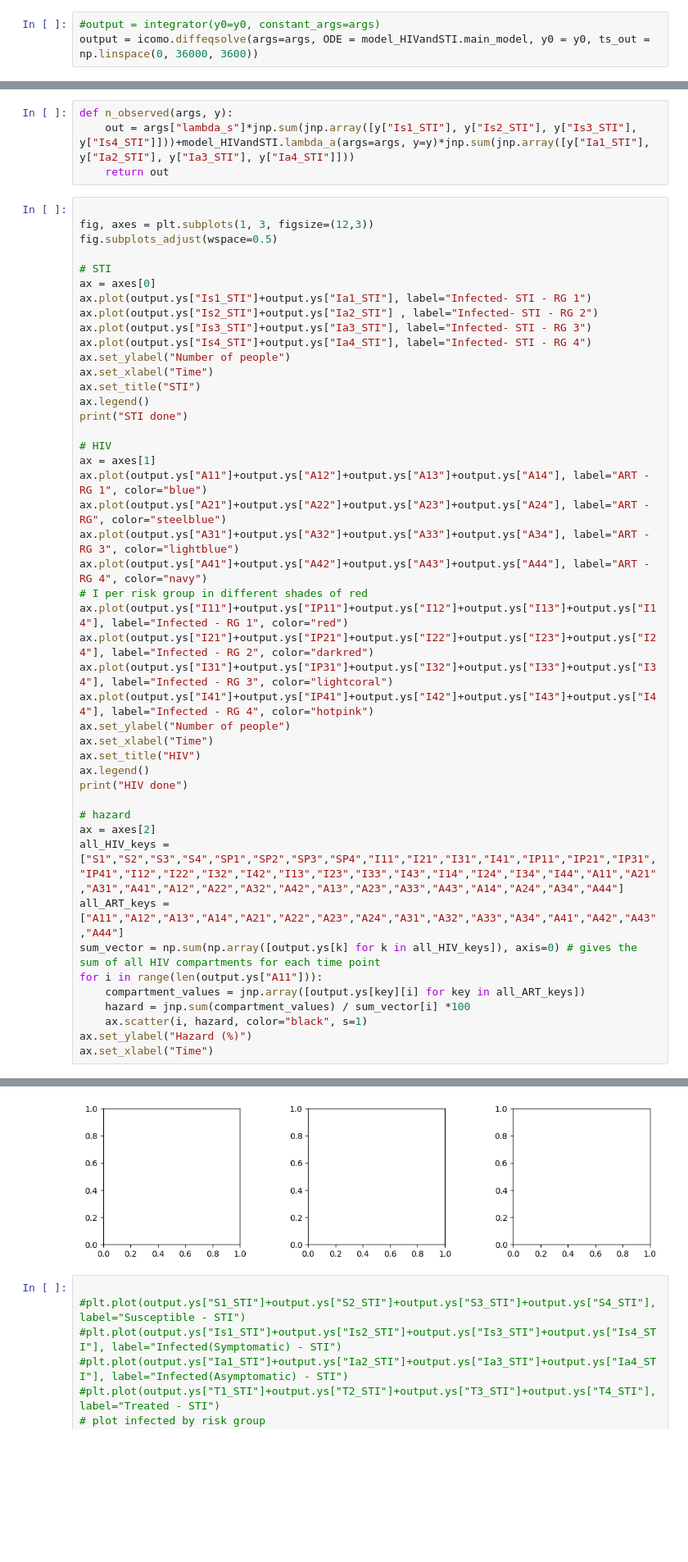
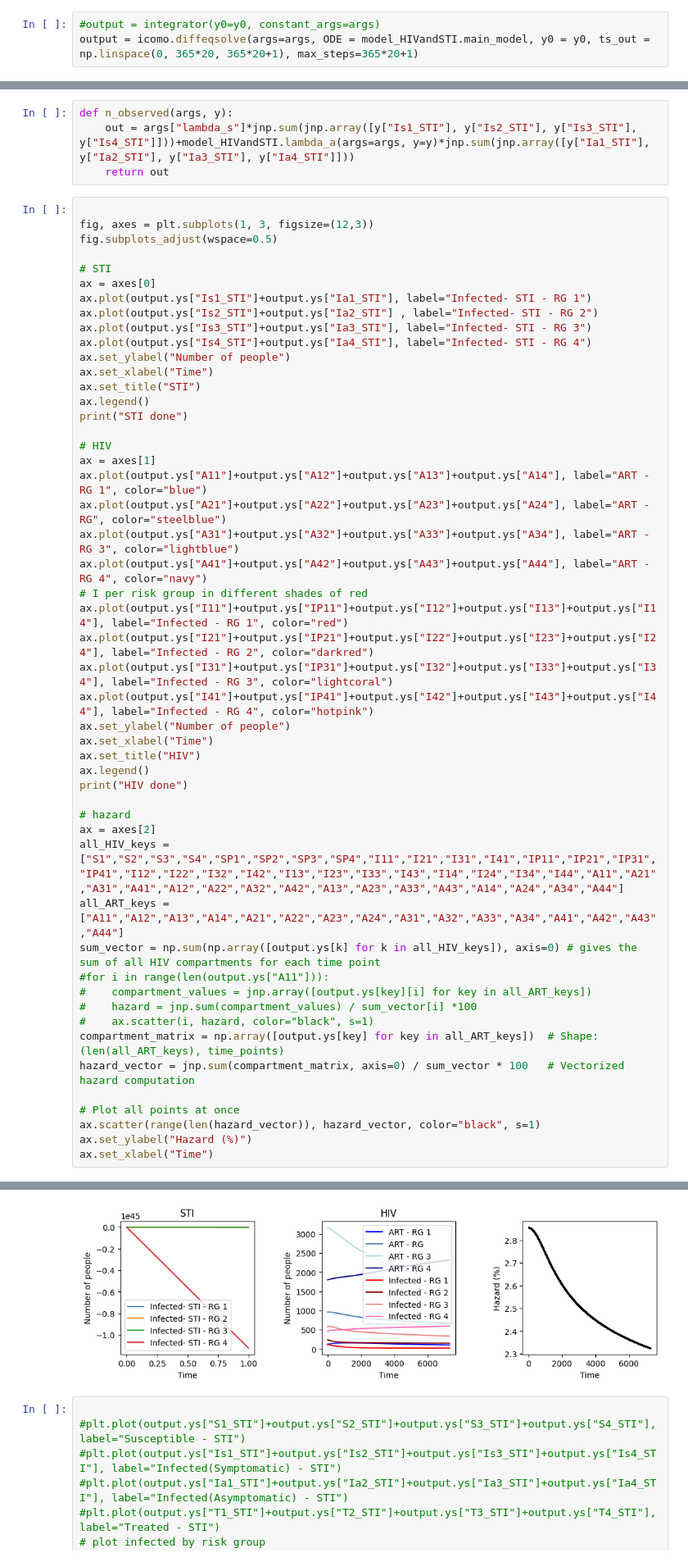
Before and after one commit to Priesemann-Group/testing-paradox-HIV-STI, a Jupyter notebook: notebooks/bigHIVmodel.ipynb, the cells around one changed output, grey strips where cells are left out. Shown at 82% size. Drawn from its saved outputs; the diff is of its cells as text; blank space fills up the shorter version.

```diff
--- a/notebooks/bigHIVmodel.ipynb
+++ b/notebooks/bigHIVmodel.ipynb
@@ -18,7 +18,7 @@ args, y0 = utils.read_params(filename="../src/tapm/HIVandSTI/model_HIVandSTI.py"
 #integrator = model_HIVandSTI.setup_model()
 # %%
 #output = integrator(y0=y0, constant_args=args)
-output = icomo.diffeqsolve(args=args, ODE = model_HIVandSTI.main_model, y0 = y0, ts_out = np.linspace(0, 36000, 3600))
+output = icomo.diffeqsolve(args=args, ODE = model_HIVandSTI.main_model, y0 = y0, ts_out = np.linspace(0, 365*20, 365*20+1), max_steps=365*20+1)
 # %% [output]
 INFO:tapm.HIVandSTI.model_HIVandSTI:Using exponential function to calculate m
 INFO:tapm.HIVandSTI.model_HIVandSTI:Parameters: min_exp = 0.0, max_exp = 1.0, tau_exp = 0.2
@@ -66,10 +65,15 @@ ax = axes[2]
 all_HIV_keys = ["S1","S2","S3","S4","SP1","SP2","SP3","SP4","I11","I21","I31","I41","IP11","IP21","IP31","IP41","I12","I22","I32","I42","I13","I23","I33","I43","I14","I24","I34","I44","A11","A21","A31","A41","A12","A22","A32","A42","A13","A23","A33","A43","A14","A24","A34","A44"]
 all_ART_keys = ["A11","A12","A13","A14","A21","A22","A23","A24","A31","A32","A33","A34","A41","A42","A43","A44"]
 sum_vector = np.sum(np.array([output.ys[k] for k in all_HIV_keys]), axis=0) # gives the sum of all HIV compartments for each time point
-for i in range(len(output.ys["A11"])):
-    compartment_values = jnp.array([output.ys[key][i] for key in all_ART_keys])
-    hazard = jnp.sum(compartment_values) / sum_vector[i] *100
-    ax.scatter(i, hazard, color="black", s=1)
+#for i in range(len(output.ys["A11"])):
+#    compartment_values = jnp.array([output.ys[key][i] for key in all_ART_keys])
+#    hazard = jnp.sum(compartment_values) / sum_vector[i] *100
+#    ax.scatter(i, hazard, color="black", s=1)
+compartment_matrix = np.array([output.ys[key] for key in all_ART_keys])  # Shape: (len(all_ART_keys), time_points)
+hazard_vector = jnp.sum(compartment_matrix, axis=0) / sum_vector * 100   # Vectorized hazard computation
+
+# Plot all points at once
+ax.scatter(range(len(hazard_vector)), hazard_vector, color="black", s=1)
 ax.set_ylabel("Hazard (%)")
 ax.set_xlabel("Time")
 # %% [output]
@@ -77,4 +83,4 @@ NameError: name 'output' is not defined
-[figure, old version]
+[figure, new version]
 # %%
 
 #plt.plot(output.ys["S1_STI"]+output.ys["S2_STI"]+output.ys["S3_STI"]+output.ys["S4_STI"], label="Susceptible - STI")
```
Also changed, not shown: parts of 2 cells of this notebook, 1 other file.
